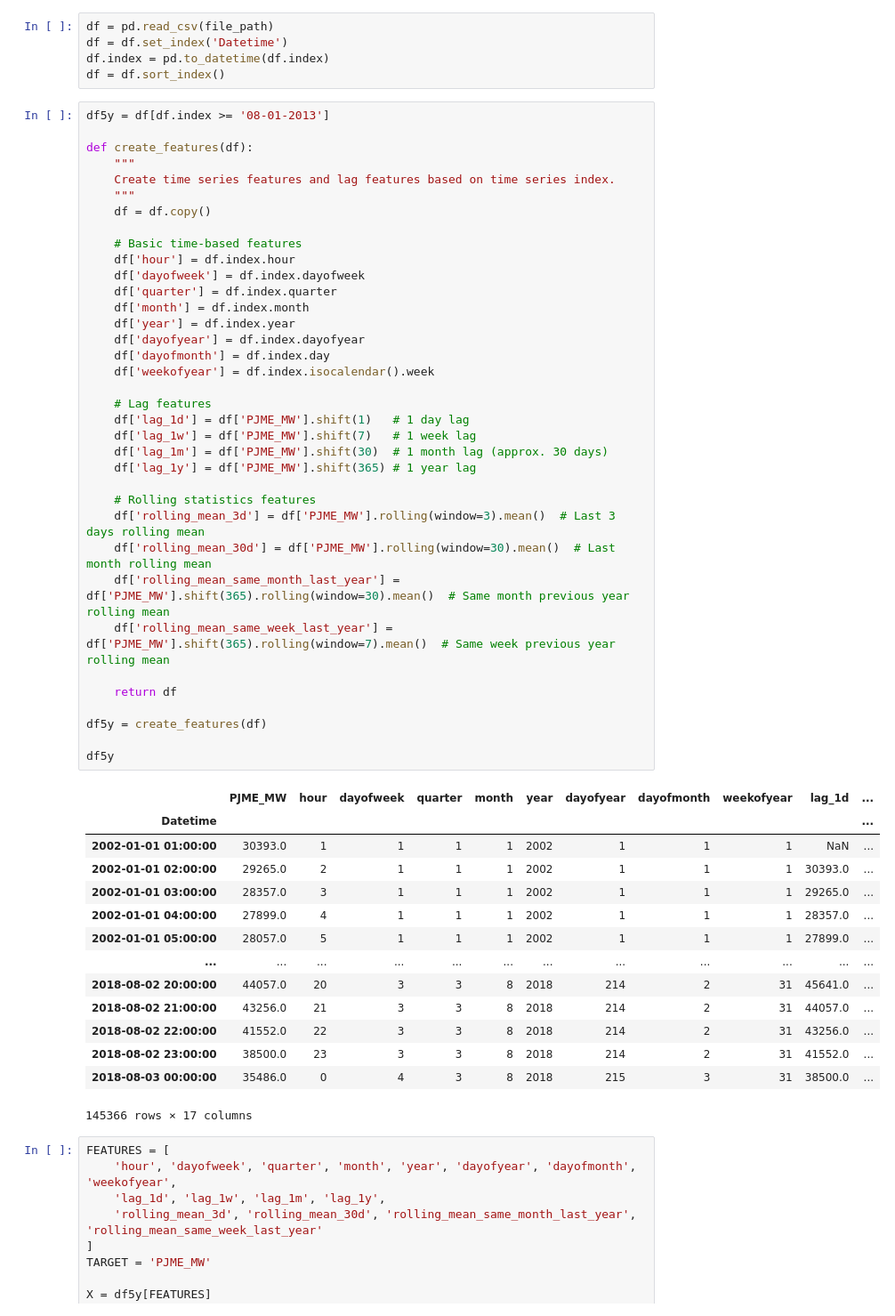
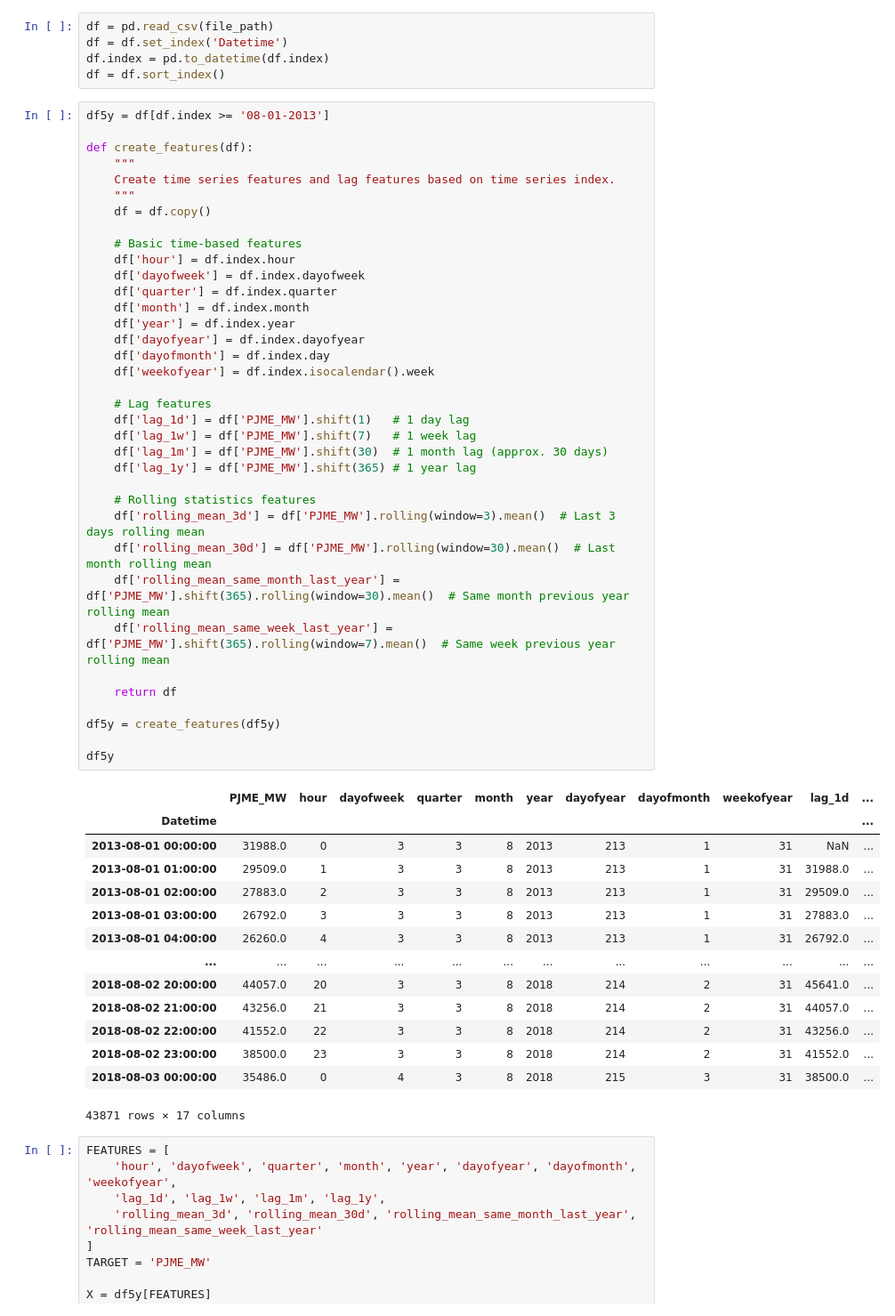
Before and after one commit to MarLaslo/DataScienceRUC, a Jupyter notebook: E13 - Explainability.ipynb, the cells around one changed output. Shown at 89% size. Drawn from its saved outputs; the diff is of its cells as text.

```diff
--- a/E13 - Explainability.ipynb
+++ b/E13 - Explainability.ipynb
@@ -48,46 +49,46 @@ def create_features(df):
 
     # Basic time-based features
     df['hour'] = df.index.hour
     df['dayofweek'] = df.index.dayofweek
     df['quarter'] = df.index.quarter
     df['month'] = df.index.month
     df['year'] = df.index.year
     df['dayofyear'] = df.index.dayofyear
     df['dayofmonth'] = df.index.day
     df['weekofyear'] = df.index.isocalendar().week
 
     # Lag features
     df['lag_1d'] = df['PJME_MW'].shift(1)   # 1 day lag
     df['lag_1w'] = df['PJME_MW'].shift(7)   # 1 week lag
     df['lag_1m'] = df['PJME_MW'].shift(30)  # 1 month lag (approx. 30 days)
     df['lag_1y'] = df['PJME_MW'].shift(365) # 1 year lag
 
     # Rolling statistics features
     df['rolling_mean_3d'] = df['PJME_MW'].rolling(window=3).mean()  # Last 3 days rolling mean
     df['rolling_mean_30d'] = df['PJME_MW'].rolling(window=30).mean()  # Last month rolling mean
     df['rolling_mean_same_month_last_year'] = df['PJME_MW'].shift(365).rolling(window=30).mean()  # Same month previous year rolling mean
     df['rolling_mean_same_week_last_year'] = df['PJME_MW'].shift(365).rolling(window=7).mean()  # Same week previous year rolling mean
 
     return df
 
-df5y = create_features(df)
+df5y = create_features(df5y)
 
 df5y
 # %% [output]
 |  | PJME_MW | hour | dayofweek | quarter | month | year | dayofyear | dayofmonth | weekofyear | lag_1d | ... |
 | Datetime |  |  |  |  |  |  |  |  |  |  | ... |
-| 2002-01-01 01:00:00 | 30393.0 | 1 | 1 | 1 | 1 | 2002 | 1 | 1 | 1 | NaN | ... |
-| 2002-01-01 02:00:00 | 29265.0 | 2 | 1 | 1 | 1 | 2002 | 1 | 1 | 1 | 30393.0 | ... |
-| 2002-01-01 03:00:00 | 28357.0 | 3 | 1 | 1 | 1 | 2002 | 1 | 1 | 1 | 29265.0 | ... |
-| 2002-01-01 04:00:00 | 27899.0 | 4 | 1 | 1 | 1 | 2002 | 1 | 1 | 1 | 28357.0 | ... |
-| 2002-01-01 05:00:00 | 28057.0 | 5 | 1 | 1 | 1 | 2002 | 1 | 1 | 1 | 27899.0 | ... |
+| 2013-08-01 00:00:00 | 31988.0 | 0 | 3 | 3 | 8 | 2013 | 213 | 1 | 31 | NaN | ... |
+| 2013-08-01 01:00:00 | 29509.0 | 1 | 3 | 3 | 8 | 2013 | 213 | 1 | 31 | 31988.0 | ... |
+| 2013-08-01 02:00:00 | 27883.0 | 2 | 3 | 3 | 8 | 2013 | 213 | 1 | 31 | 29509.0 | ... |
+| 2013-08-01 03:00:00 | 26792.0 | 3 | 3 | 3 | 8 | 2013 | 213 | 1 | 31 | 27883.0 | ... |
+| 2013-08-01 04:00:00 | 26260.0 | 4 | 3 | 3 | 8 | 2013 | 213 | 1 | 31 | 26792.0 | ... |
 | ... | ... | ... | ... | ... | ... | ... | ... | ... | ... | ... | ... |
 | 2018-08-02 20:00:00 | 44057.0 | 20 | 3 | 3 | 8 | 2018 | 214 | 2 | 31 | 45641.0 | ... |
 | 2018-08-02 21:00:00 | 43256.0 | 21 | 3 | 3 | 8 | 2018 | 214 | 2 | 31 | 44057.0 | ... |
 | 2018-08-02 22:00:00 | 41552.0 | 22 | 3 | 3 | 8 | 2018 | 214 | 2 | 31 | 43256.0 | ... |
 | 2018-08-02 23:00:00 | 38500.0 | 23 | 3 | 3 | 8 | 2018 | 214 | 2 | 31 | 41552.0 | ... |
 | 2018-08-03 00:00:00 | 35486.0 | 0 | 4 | 3 | 8 | 2018 | 215 | 3 | 31 | 38500.0 | ... |
-145366 rows × 17 columns
+43871 rows × 17 columns
 # %%
 FEATURES = [
     'hour', 'dayofweek', 'quarter', 'month', 'year', 'dayofyear', 'dayofmonth', 'weekofyear',
```
Also changed, not shown: parts of 6 cells of this notebook.
